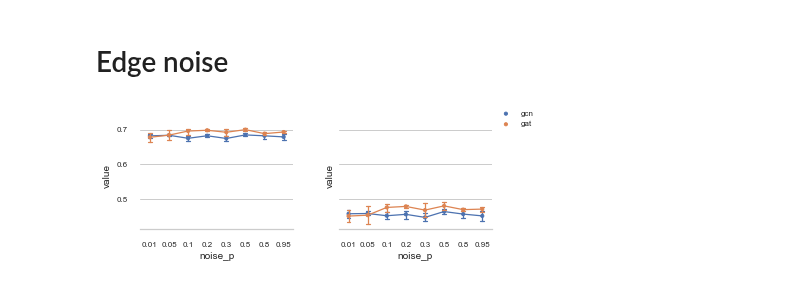
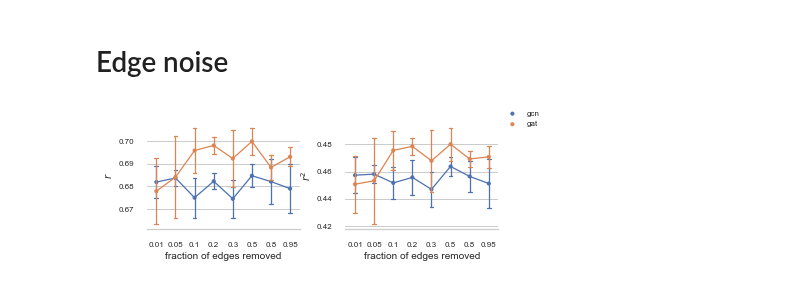
Before and after one commit to kamilest/brain-age-gnn, a Jupyter notebook: notebooks/model_selection.ipynb, the cells around one changed output. Cells and saved outputs as stored; diff of their text form; code cells hidden in the pictures.

```diff
--- a/notebooks/model_selection.ipynb
+++ b/notebooks/model_selection.ipynb
@@ -58,8 +58,8 @@ nice_fonts = {
         "font.family": "sans-serif",
 #         "font.serif": "Computer Modern Roman",
         # Use 10pt font in plots, to match 10pt font in document
-        "axes.labelsize": 10,
-        "font.size": 10,
+        "axes.labelsize": 8,
+        "font.size": 8,
         # Make the legend/label fonts a little smaller
         "legend.fontsize": 8,
         "xtick.labelsize": 8,
@@ -416,3 +450,5 @@ df_noise
+# %%
+df_noise = pd.read_csv('noise.csv')
 # %% [markdown]
 # Permutation testing
 # %%
@@ -456,14 +492,21 @@ p_gat
 # %% [markdown]
 # Edge noise
 # %%
-fig, (ax1, ax2) = plt.subplots(1, 2, figsize=set_size(subplots=(1, 2)), sharey=True)
+fig, (ax1, ax2) = plt.subplots(1, 2, figsize=set_size(subplots=(1, 2)))
 plt.subplots_adjust(wspace=0.3)
-ax1 = sns.pointplot(x="noise_p", y="value", hue="conv_type", data=df_noise[(df_noise['noise_type']=='edge') & (df_noise['metric_type'] == 'r')], capsize=.2, ax=ax1)
+ax1 = sns.pointplot(x="noise_p", y="value", hue="conv_type", data=df_noise[(df_noise['noise_type']=='edge') & (df_noise['metric_type'] == 'r')], capsize=.2, ax=ax1, ci="sd", legend=False)
 ax1.legend_.remove()
-ax2 = sns.pointplot(x="noise_p", y="value", hue="conv_type", data=df_noise[(df_noise['noise_type']=='edge') & (df_noise['metric_type'] == 'r2')], capsize=.2, ax=ax2)
+ax1.set_xlabel('fraction of edges removed')
+ax1.set_ylabel('$r$')
+
+ax2 = sns.pointplot(x="noise_p", y="value", hue="conv_type", data=df_noise[(df_noise['noise_type']=='edge') & (df_noise['metric_type'] == 'r2')], capsize=.2, ax=ax2, ci="sd", legend=False)
 ax2.legend_.remove()
+ax2.set_xlabel('fraction of edges removed')
+ax2.set_ylabel('$r^2$')
+
 handles, labels = ax1.get_legend_handles_labels()
-fig.legend(handles, labels, loc='upper right')
+fig.legend(handles, labels)
 sns.despine(left=True)
+plt.savefig('figs/edge_noise.pdf', bbox_inches='tight', pad_inches=0.1)
 # %% [output]
-[figure, old version]
+[figure, new version]
```
Also changed, not shown: parts of 12 cells of this notebook, 2 other files.
